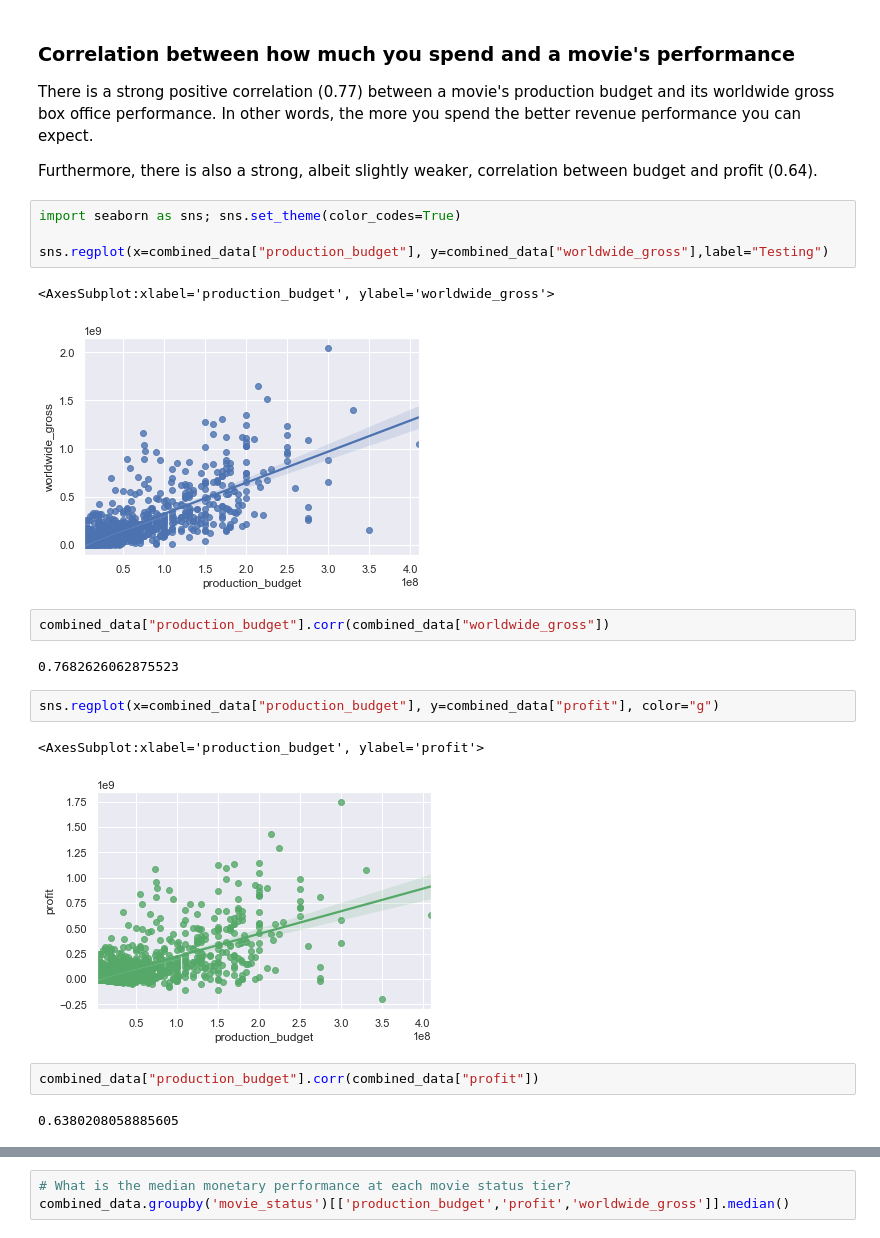
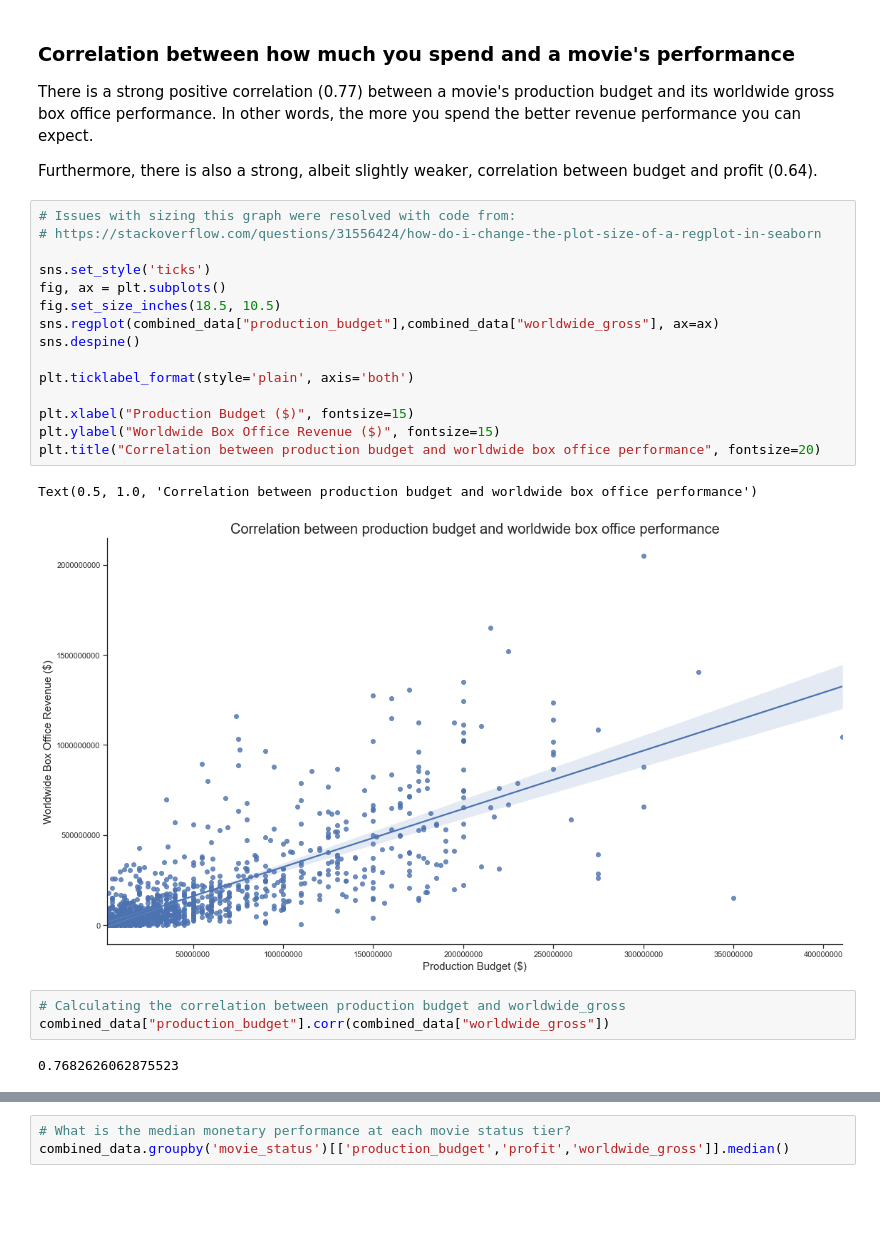
Before and after one commit to robertharrow/microsoft-movie-studio-analysis, a Jupyter notebook: microsoft_movie_studio_analysis.ipynb, the cells around one changed output, grey strips where cells are left out. Saved outputs shown, nothing was run; the diff lists cells and outputs as text; blank space fills up the shorter version.

```diff
--- a/microsoft_movie_studio_analysis.ipynb
+++ b/microsoft_movie_studio_analysis.ipynb
@@ -661,23 +662,26 @@ Now that we have our data combined and prepared, we begin looking into different
 There is a strong positive correlation (0.77) between a movie's production budget and its worldwide gross box office performance. In other words, the more you spend the better revenue performance you can expect.
 
 Furthermore, there is also a strong, albeit slightly weaker, correlation between budget and profit (0.64).
-# %%
-import seaborn as sns; sns.set_theme(color_codes=True)
-
-sns.regplot(x=combined_data["production_budget"], y=combined_data["worldwide_gross"],label="Testing")
-# %% [output]
-<AxesSubplot:xlabel='production_budget', ylabel='worldwide_gross'>
-[figure, removed]
-# %%
-combined_data["production_budget"].corr(combined_data["worldwide_gross"])
-# %% [output]
-0.7682626062875523
-# %%
-sns.regplot(x=combined_data["production_budget"], y=combined_data["profit"], color="g")
-# %% [output]
-<AxesSubplot:xlabel='production_budget', ylabel='profit'>
-[figure, removed]
-# %%
-combined_data["production_budget"].corr(combined_data["profit"])
-# %% [output]
-0.6380208058885605
+# %%
+# Issues with sizing this graph were resolved with code from:
+# https://stackoverflow.com/questions/31556424/how-do-i-change-the-plot-size-of-a-regplot-in-seaborn
+
+sns.set_style('ticks')
+fig, ax = plt.subplots()
+fig.set_size_inches(18.5, 10.5)
+sns.regplot(combined_data["production_budget"],combined_data["worldwide_gross"], ax=ax)
+sns.despine()
+
+plt.ticklabel_format(style='plain', axis='both')
+
+plt.xlabel("Production Budget ($)", fontsize=15)
+plt.ylabel("Worldwide Box Office Revenue ($)", fontsize=15)
+plt.title("Correlation between production budget and worldwide box office performance", fontsize=20)
+# %% [output]
+Text(0.5, 1.0, 'Correlation between production budget and worldwide box office performance')
+[figure, added]
+# %%
+# Calculating the correlation between production budget and worldwide_gross
+combined_data["production_budget"].corr(combined_data["worldwide_gross"])
+# %% [output]
+0.7682626062875523
```
Also changed, not shown: parts of 17 cells of this notebook, 7 other files.
